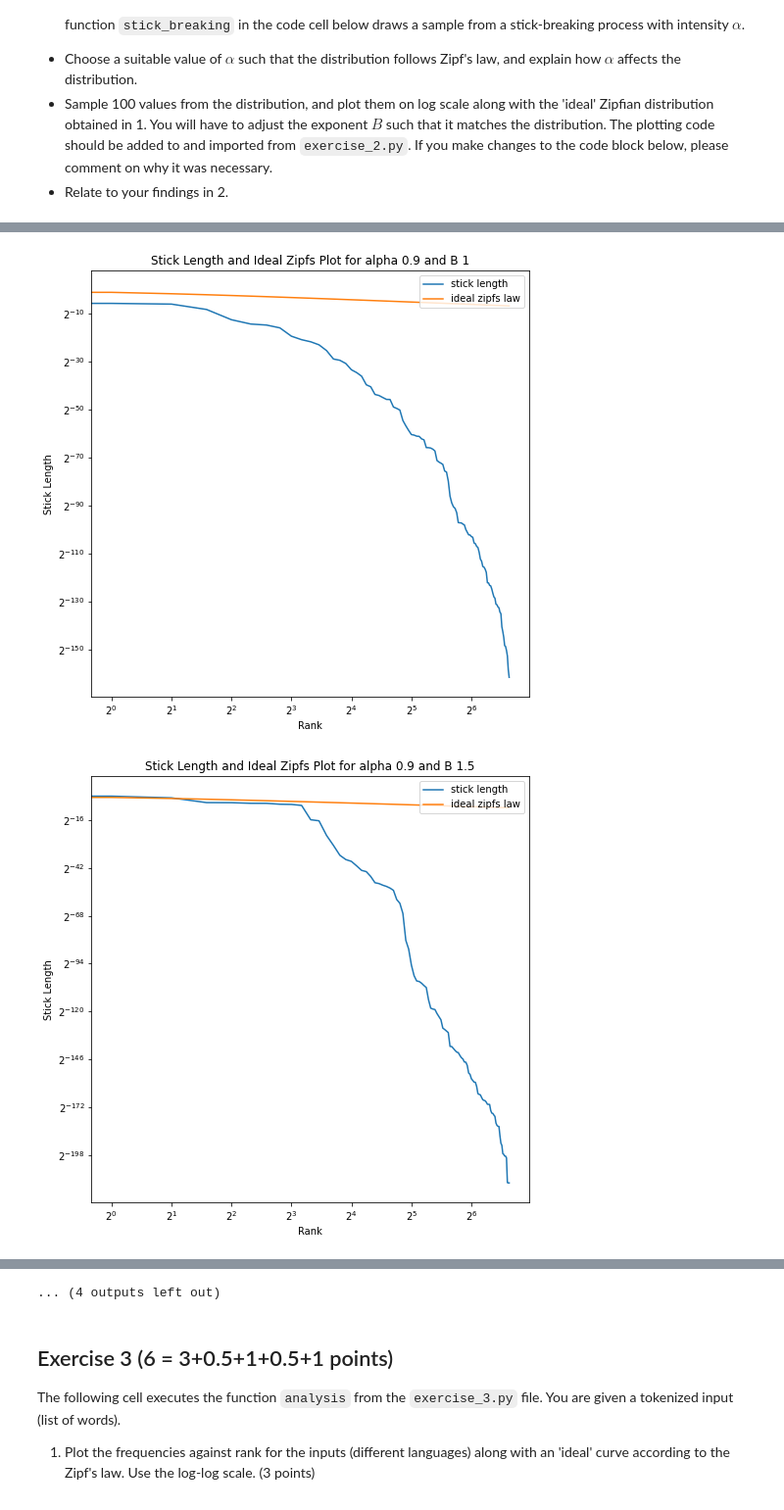
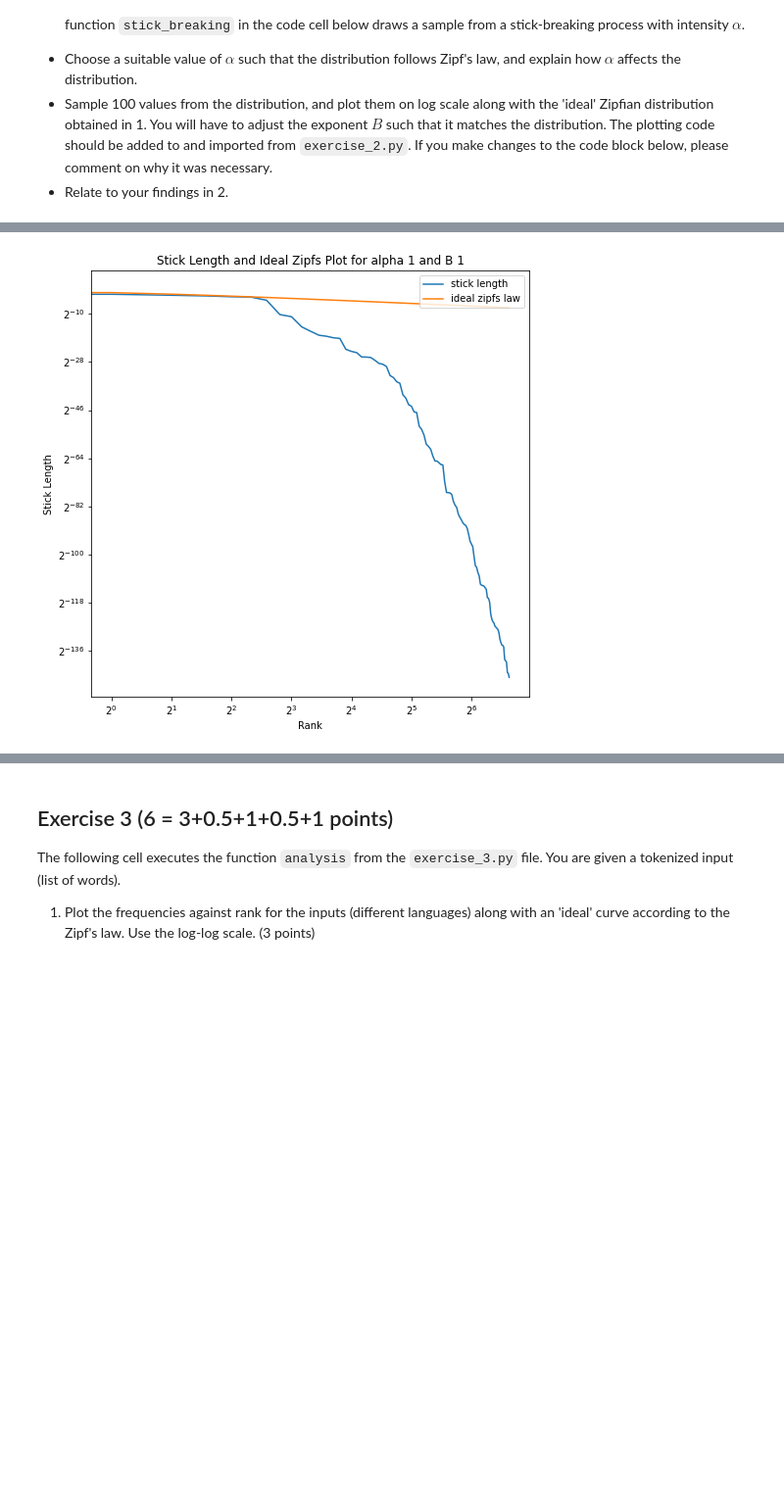
Before and after one commit to sarmilaupadhyaya/Statistical-NLP-2021-Summer, a Jupyter notebook: assignments/assignment-I/Assignment1.ipynb, the cells around one changed output, grey strips where cells are left out. Shown: that part at 98% size. Saved outputs shown, nothing was run; the diff lists cells and outputs as text; code cells hidden in the pictures; blank space fills up the shorter version.

```diff
--- a/assignments/assignment-I/Assignment1.ipynb
+++ b/assignments/assignment-I/Assignment1.ipynb
@@ -54,21 +54,20 @@ f(r) \propto \frac{m}{r}
 # %%
 from importlib import reload
 import exercise_2
 exercise_2 = reload(exercise_2)
 
 n = 100
 
 
 alphas = [1]
 Bs = [1]
 #uncomment the below two block of code for experimenting on alpha and B
-alphas = [0.9,1,10,100] # TODO: choose alpha
-Bs = [1,1.5,2,3] # TODO: choose B
+# alphas = [0.9,1,10,100] # TODO: choose alpha
+# Bs = [1,1.5,2,3] # TODO: choose B
 
 for alpha in alphas:
     for B in Bs:
         stick_lengths = exercise_2.stick_breaking(n, alpha)
         exercise_2.plot_stick_lengths(stick_lengths, alpha, B) #TODO: in exercise_2.py
 # %% [output]
-[figure, old version]
+[figure, new version]
-[figure, removed]
@@ -85,4 +74,3 @@ for alpha in alphas:
-... (4 outputs left out)
 # %% [markdown]
 ## Exercise 3 (6 = 3+0.5+1+0.5+1 points)
 
```
Also changed, not shown: parts of 2 cells of this notebook.
